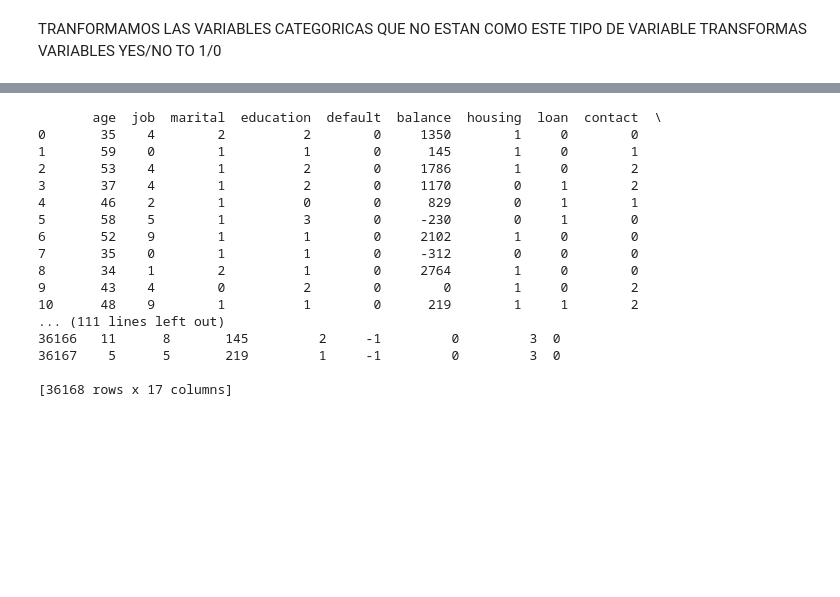
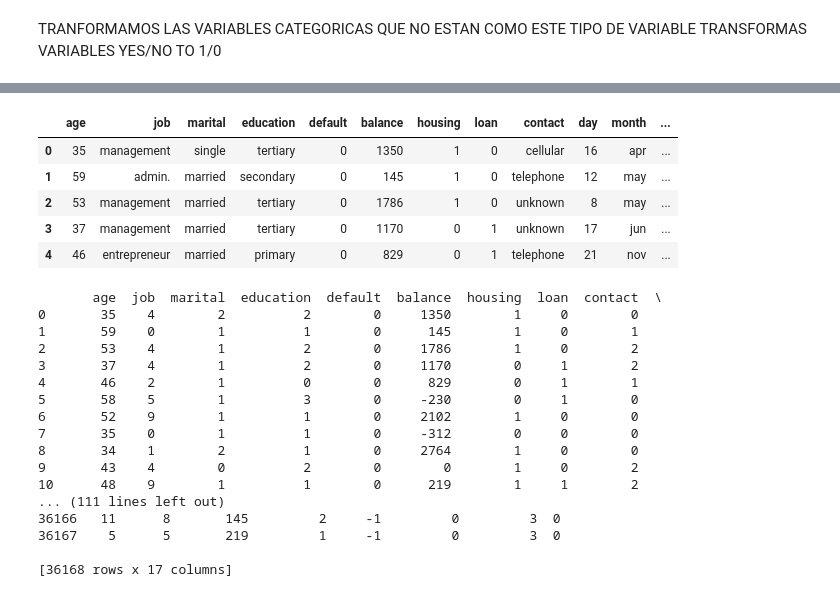
Before and after one commit to fgallardoc/BA, a Jupyter notebook: Tarea3.ipynb, the cells around one changed output, grey strips where cells are left out. Saved outputs shown, nothing was run; the diff lists cells and outputs as text; code cells hidden in the pictures; blank space fills up the shorter version.

```diff
--- a/Tarea3.ipynb
+++ b/Tarea3.ipynb
@@ -121,0 +83,24 @@ data_1.head()
+# %%
+# falta pasarlo a loop
+#Variables binarias ( PASARLO A LOOP DESPUES)
+#Varible default
+Default = {'yes': 1,'no': 0}
+data_1.default = [Default[i] for i in data_1.default]
+test_1.default = [Default[i] for i in test_1.default]
+#Varible loan
+Loan = {'yes': 1,'no': 0}
+data_1.loan = [Loan[i] for i in data_1.loan]
+test_1.loan = [Loan[i] for i in test_1.loan]
+#Varible Y
+Y = {'yes': 1,'no': 0}
+data_1.y = [Y[i] for i in data_1.y]
+#Varible housing
+Housing = {'yes': 1,'no': 0}
+data_1.housing = [Housing[i] for i in data_1.housing]
+test_1.housing = [Housing[i] for i in test_1.housing]
+data_1['month_num']='' # creamos una columna vacia
+test_1['month_num']='' # creamos una columna vacia
+Month = {'jan':1, 'feb':2, 'mar':3, 'apr':4, 'may':5, 'jun':6, 'jul':7, 'aug':8, 'sep':9, 'oct':10, 'nov':11, 'dec':12 }
+data_1.month_num = [Month[i] for i in data_1.month]
+test_1.month_num = [Month[i] for i in test_1.month]
+print(data_1)
@@ -122,3 +125,12 @@ data_1.head()
+# %%
+data_1.head()
+# %% [output]
+|  | age | job | marital | education | default | balance | housing | loan | contact | day | month | ... |
+| 0 | 35 | management | single | tertiary | 0 | 1350 | 1 | 0 | cellular | 16 | apr | ... |
+| 1 | 59 | admin. | married | secondary | 0 | 145 | 1 | 0 | telephone | 12 | may | ... |
+| 2 | 53 | management | married | tertiary | 0 | 1786 | 1 | 0 | unknown | 8 | may | ... |
+| 3 | 37 | management | married | tertiary | 0 | 1170 | 0 | 1 | unknown | 17 | jun | ... |
+| 4 | 46 | entrepreneur | married | primary | 0 | 829 | 0 | 1 | telephone | 21 | nov | ... |
 # %%
 #loop para transformar variables a categoricas
 categoricas = ["job","marital", "education","contact", "poutcome"]
```
Also changed, not shown: parts of 8 cells of this notebook.
